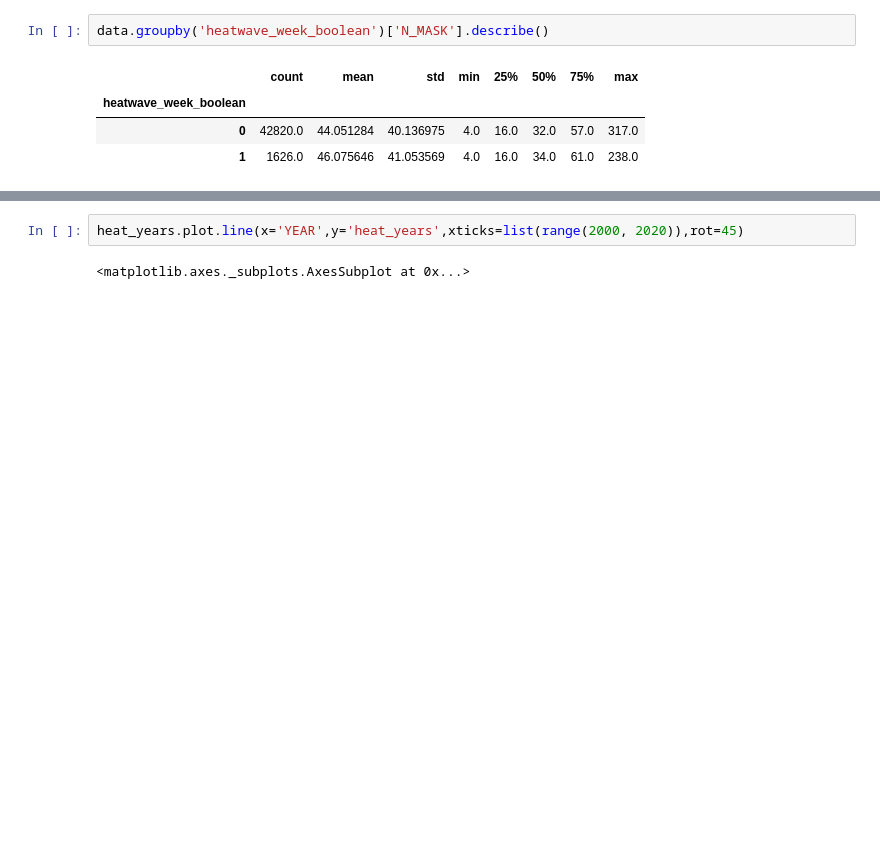
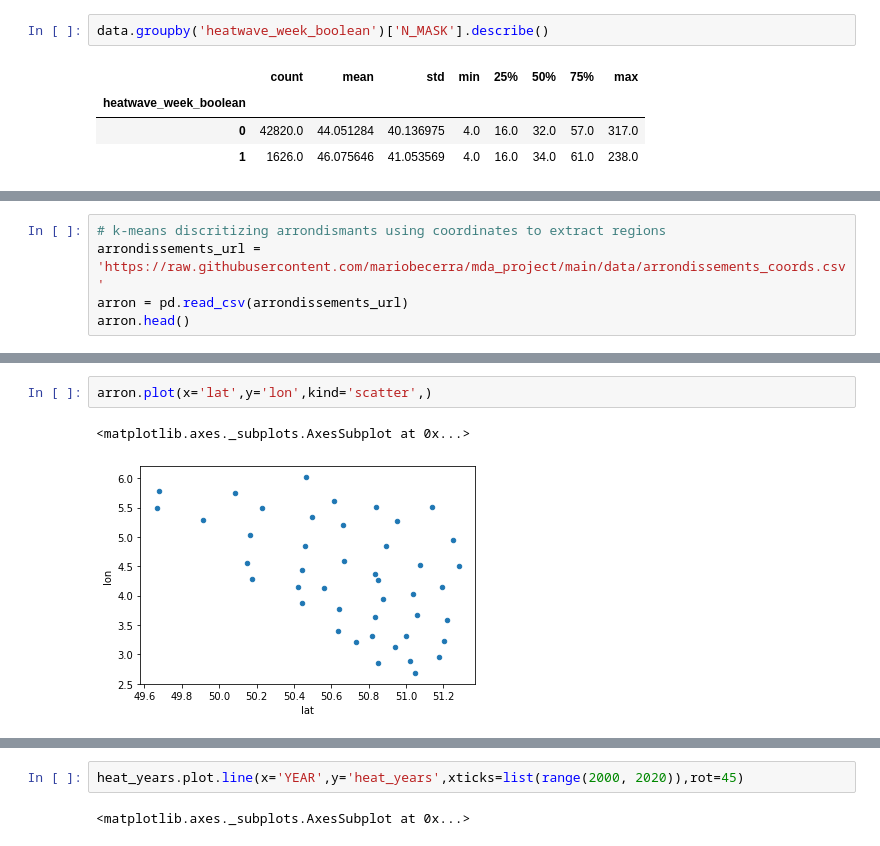
Before and after one commit to mariobecerra/mda_project, a Jupyter notebook: code/EDA.ipynb, the cells around one changed output, grey strips where cells are left out. Cells and saved outputs as stored; diff of their text form; blank space fills up the shorter version.

```diff
--- a/code/EDA.ipynb
+++ b/code/EDA.ipynb
@@ -94,0 +95,5 @@ data.ARRON.isnull().count()
+# %%
+# k-means discritizing arrondismants using coordinates to extract regions
+arrondissements_url = 'https://raw.githubusercontent.com/mariobecerra/mda_project/main/data/arrondissements_coords.csv'
+arron = pd.read_csv(arrondissements_url)
+arron.head()
@@ -94,0 +107,5 @@ data.ARRON.isnull().count()
+# %%
+arron.plot(x='lat',y='lon',kind='scatter',)
+# %% [output]
+<matplotlib.axes._subplots.AxesSubplot at 0x...>
+[figure, added]
```
Also changed, not shown: parts of 7 cells of this notebook, 1 other file.
